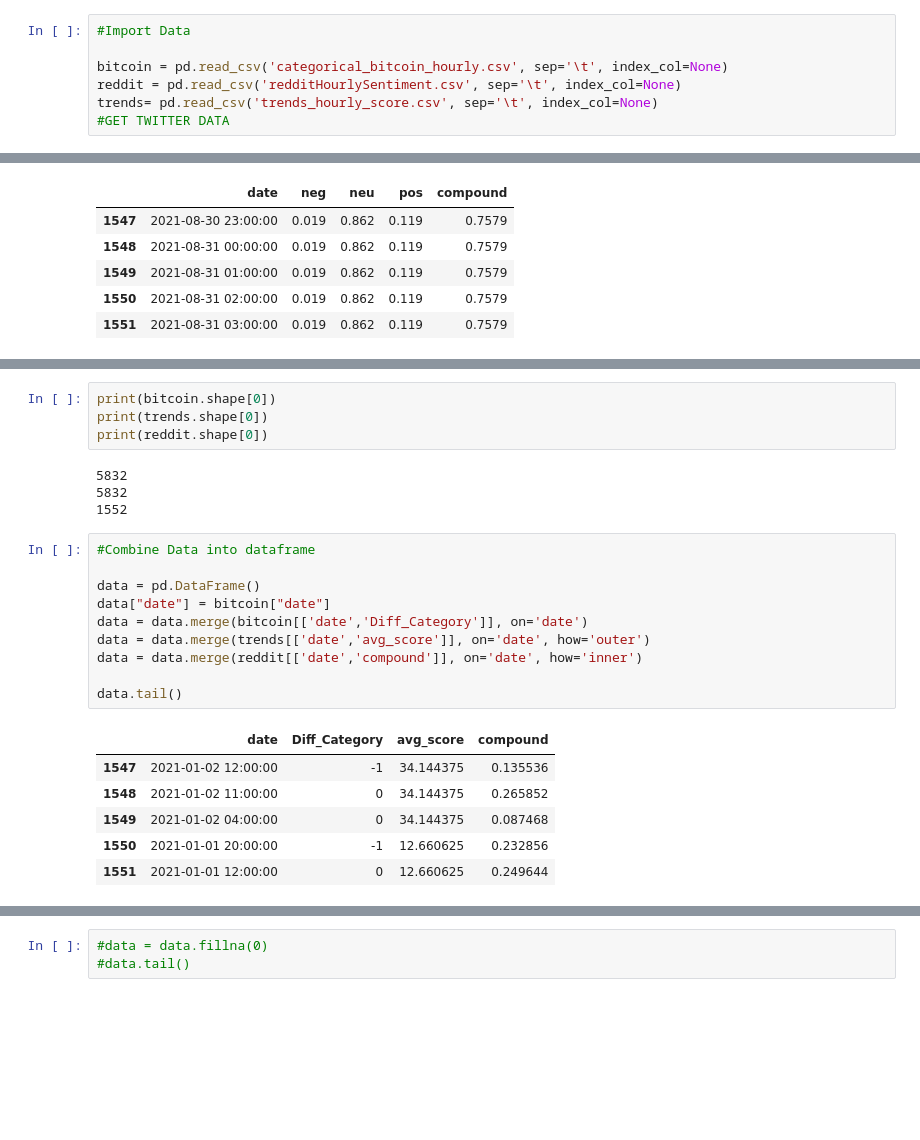
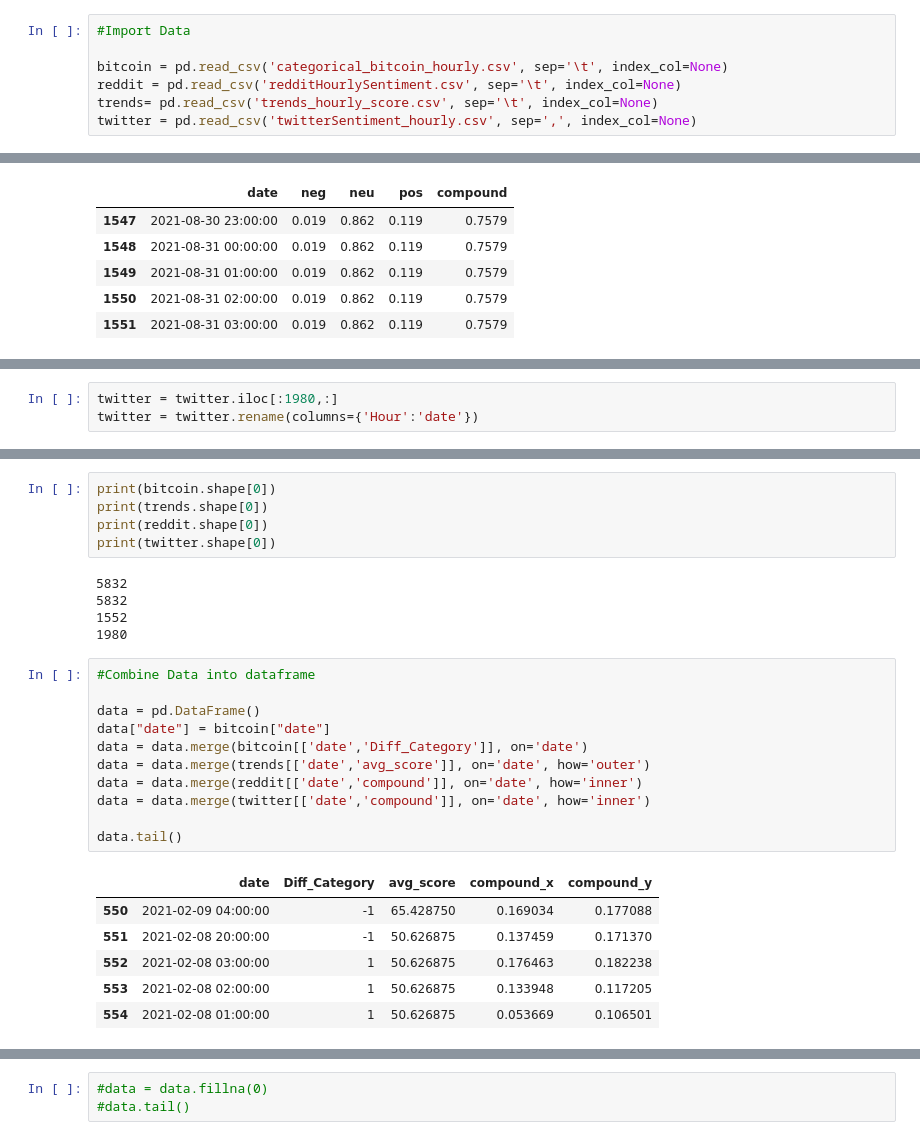
Before and after one commit to aashka-trivedi/cryptocurrency-and-public-sentiment, a Jupyter notebook: code/modelling/BitcoinPriceModel.ipynb, the cells around one changed output, grey strips where cells are left out. Cells and saved outputs as stored; diff of their text form; blank space fills up the shorter version.

Commit message:
Hourly Analysis

```diff
--- a/code/modelling/BitcoinPriceModel.ipynb
+++ b/code/modelling/BitcoinPriceModel.ipynb
@@ -258,7 +258,7 @@ from sklearn.tree import DecisionTreeClassifier
 bitcoin = pd.read_csv('categorical_bitcoin_hourly.csv', sep='\t', index_col=None)
 reddit = pd.read_csv('redditHourlySentiment.csv', sep='\t', index_col=None)
 trends= pd.read_csv('trends_hourly_score.csv', sep='\t', index_col=None)
-#GET TWITTER DATA
+twitter = pd.read_csv('twitterSentiment_hourly.csv', sep=',', index_col=None)
 # %%
 bitcoin.tail()
 # %% [output]
@@ -289,0 +310,3 @@ trends.tail()
+# %%
+twitter = twitter.iloc[:1980,:]
+twitter = twitter.rename(columns={'Hour':'date'})
@@ -291,24 +323,27 @@ trends.tail()
 print(bitcoin.shape[0])
 print(trends.shape[0])
 print(reddit.shape[0])
+print(twitter.shape[0])
 # %% [output]
 5832
 5832
 1552
+1980
 # %%
 #Combine Data into dataframe
 
 data = pd.DataFrame()
 data["date"] = bitcoin["date"]
 data = data.merge(bitcoin[['date','Diff_Category']], on='date')
 data = data.merge(trends[['date','avg_score']], on='date', how='outer')
 data = data.merge(reddit[['date','compound']], on='date', how='inner')
+data = data.merge(twitter[['date','compound']], on='date', how='inner')
 
 data.tail()
 # %% [output]
-|  | date | Diff_Category | avg_score | compound |
-| 1547 | 2021-01-02 12:00:00 | -1 | 34.144375 | 0.135536 |
-| 1548 | 2021-01-02 11:00:00 | 0 | 34.144375 | 0.265852 |
-| 1549 | 2021-01-02 04:00:00 | 0 | 34.144375 | 0.087468 |
-| 1550 | 2021-01-01 20:00:00 | -1 | 12.660625 | 0.232856 |
-| 1551 | 2021-01-01 12:00:00 | 0 | 12.660625 | 0.249644 |
+|  | date | Diff_Category | avg_score | compound_x | compound_y |
+| 550 | 2021-02-09 04:00:00 | -1 | 65.428750 | 0.169034 | 0.177088 |
+| 551 | 2021-02-08 20:00:00 | -1 | 50.626875 | 0.137459 | 0.171370 |
+| 552 | 2021-02-08 03:00:00 | 1 | 50.626875 | 0.176463 | 0.182238 |
+| 553 | 2021-02-08 02:00:00 | 1 | 50.626875 | 0.133948 | 0.117205 |
+| 554 | 2021-02-08 01:00:00 | 1 | 50.626875 | 0.053669 | 0.106501 |
```
Also changed, not shown: parts of 8 cells of this notebook, 2 other files.
